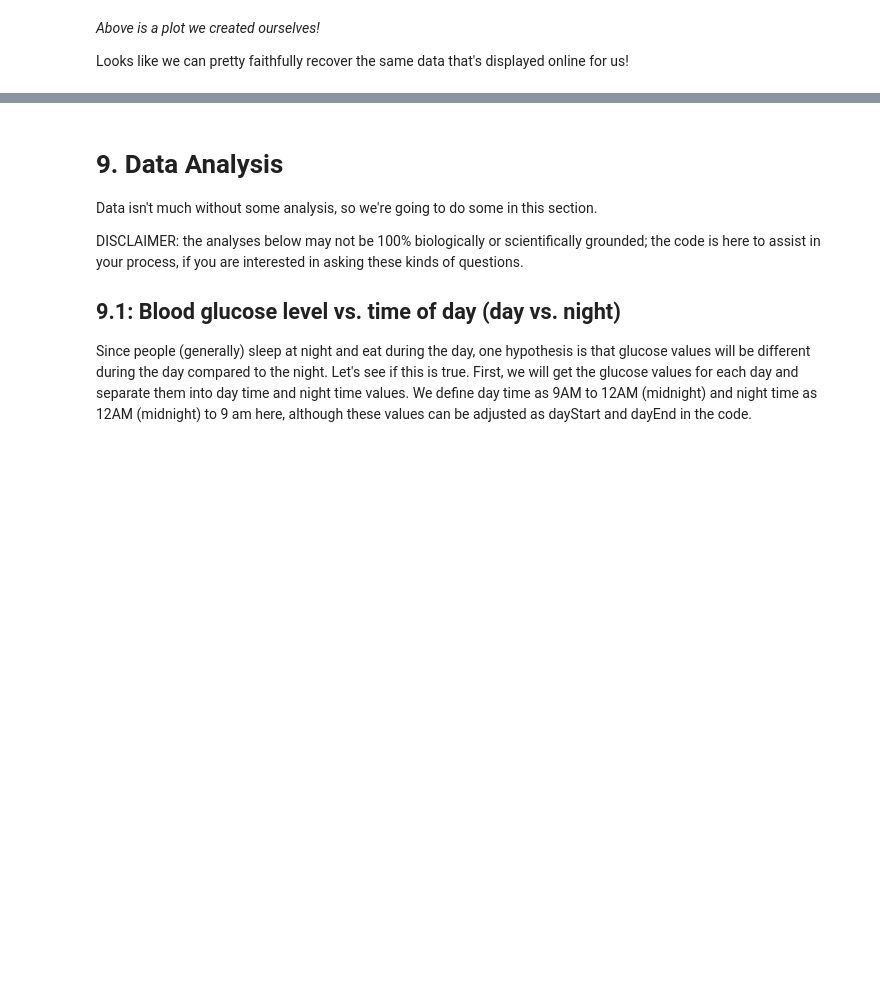
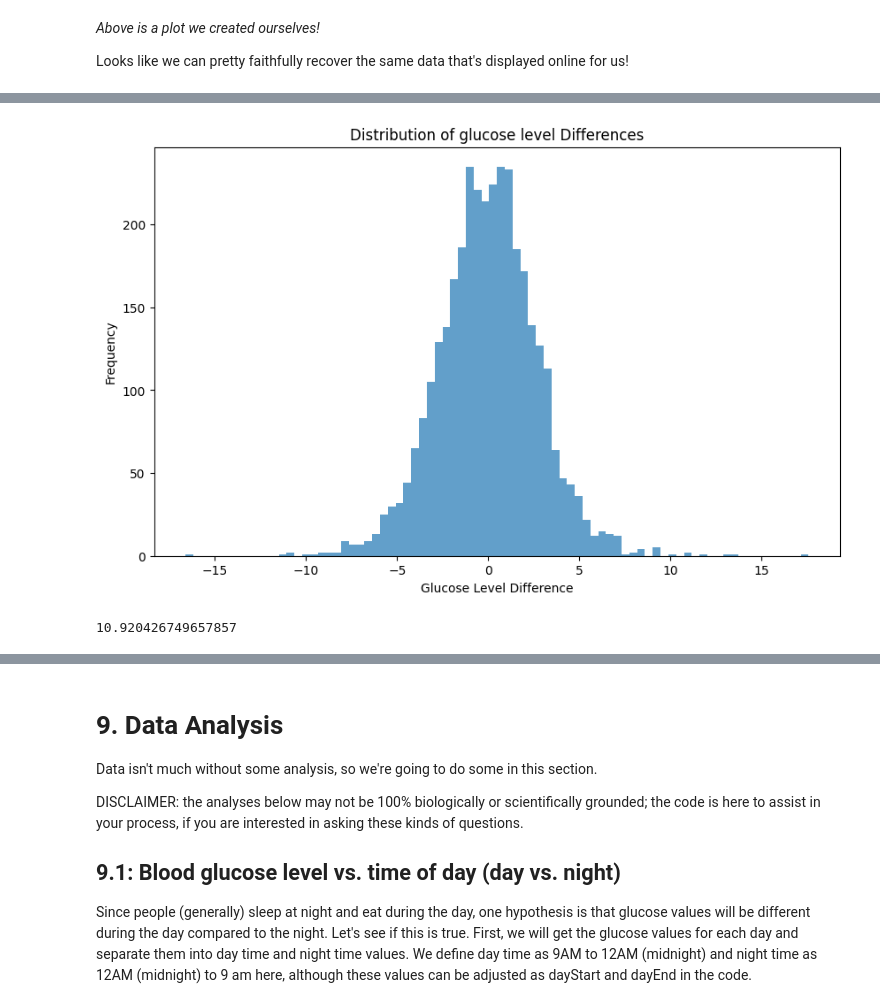
Before and after one commit to Stanford-Health/wearable-notebooks, a Jupyter notebook: notebooks/dexcom_g6_pro.ipynb, the cells around one changed output, grey strips where cells are left out. Cells and saved outputs as stored; diff of their text form; code cells hidden in the pictures; blank space fills up the shorter version.

```diff
--- a/notebooks/dexcom_g6_pro.ipynb
+++ b/notebooks/dexcom_g6_pro.ipynb
@@ -739,0 +710,22 @@ Where sigma = 7.906835510934945
+# %%
+#@title Visualize the distribution of glucose level differences
+
+df['glucose_level_diff'] = df['glucose_level'].diff()
+
+glucose_level_diff = df['glucose_level_diff'].dropna()  # Drop NA values resulting from diff()
+plt.style.use('default')
+plt.figure(figsize=(10, 6))
+plt.hist(glucose_level_diff, bins=80, alpha=0.7)
+plt.title('Distribution of glucose level Differences')
+plt.xlabel('Glucose Level Difference')
+plt.ylabel('Frequency')
+plt.show()
+
+mean_diff = glucose_level_diff.mean()
+std_diff = glucose_level_diff.std()
+
+threshold = 4 * std_diff
+threshold
+# %% [output]
+[figure, added]
+10.920426749657857
```
Also changed, not shown: parts of 22 cells of this notebook, 1 other file.
